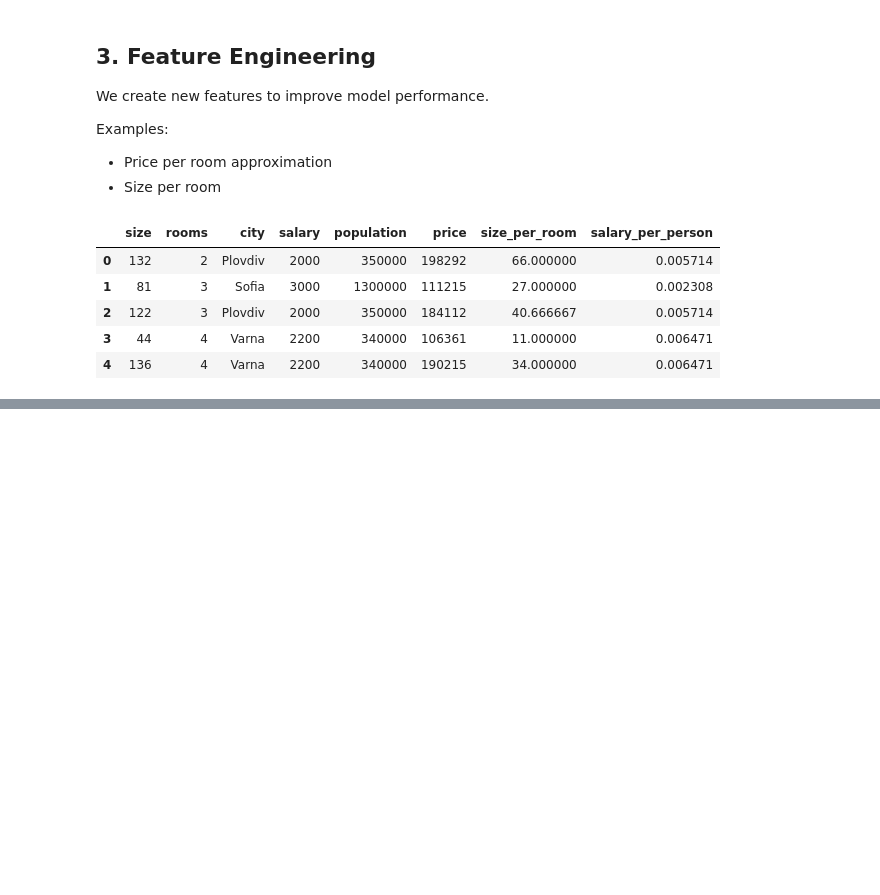
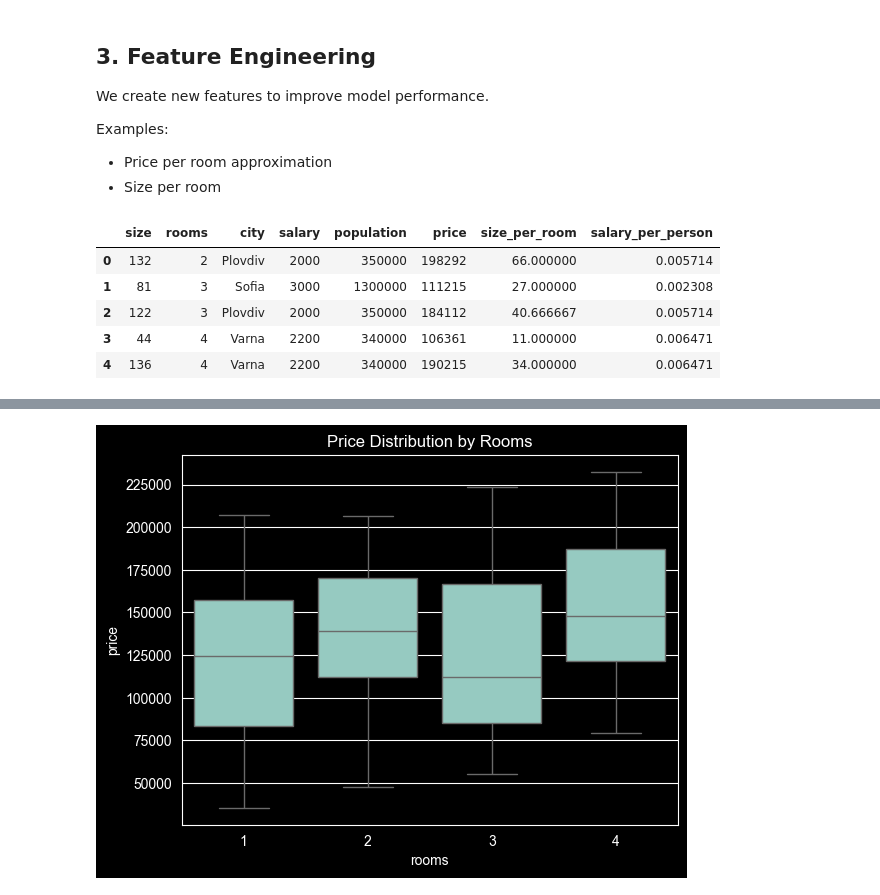
Before and after one commit to Emiliyan88/Real_Estate_Price_Prediction_in_Bulgaria, a Jupyter notebook: Real_Estate_Price_Prediction_in_Bulgaria.ipynb, the cells around one changed output, grey strips where cells are left out. Drawn from its saved outputs; the diff is of its cells as text; code cells hidden in the pictures; blank space fills up the shorter version.

```diff
--- a/Real_Estate_Price_Prediction_in_Bulgaria.ipynb
+++ b/Real_Estate_Price_Prediction_in_Bulgaria.ipynb
@@ -97,0 +113,7 @@ data.head()
+# %%
+plt.figure()
+sns.boxplot(x=data['rooms'], y=data['price'])
+plt.title("Price Distribution by Rooms")
+plt.show()
+# %% [output]
+[figure, added]
```
Also changed, not shown: parts of 6 cells of this notebook.
